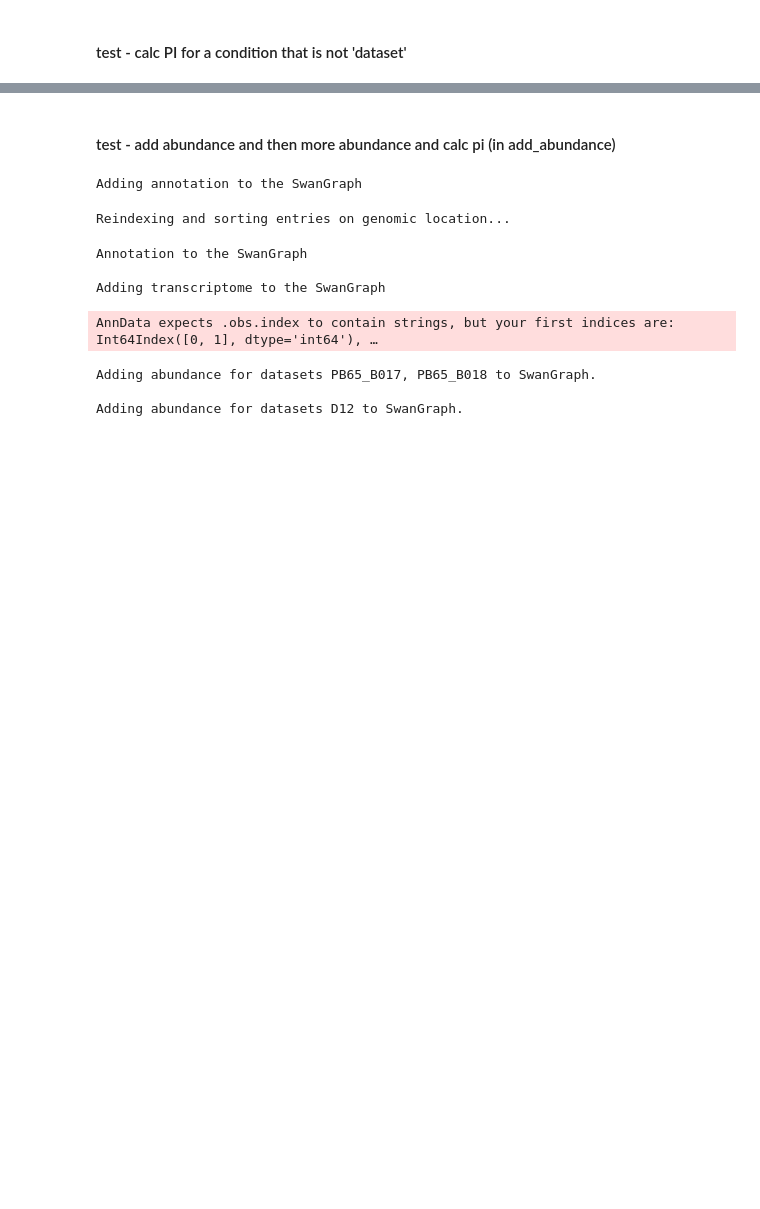
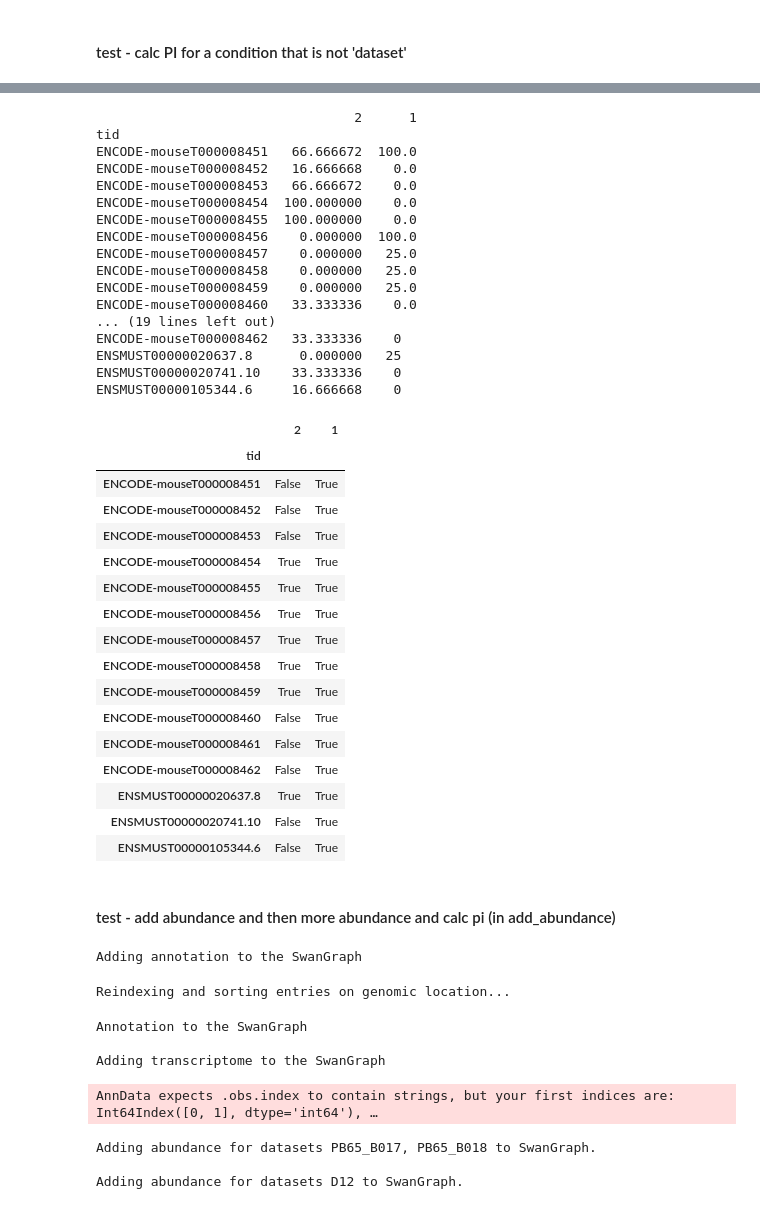
Before and after one commit to mortazavilab/swan_vis, a Jupyter notebook: tutorials/test_dev.ipynb, the cells around one changed output, grey strips where cells are left out. Cells and saved outputs as stored; diff of their text form; code cells hidden in the pictures; blank space fills up the shorter version.

Commit message:
finished nb testing of calc_pi and added untested calc_tpm function

```diff
--- a/tutorials/test_dev.ipynb
+++ b/tutorials/test_dev.ipynb
@@ -6,2 +94,13 @@ import numpy as np
 # %% [markdown]
 #### test - calc PI for a condition that is not 'dataset'
+# %%
+sg = swan.SwanGraph()
+# just gencode vM21 chr 11 and tcf3
+gtf = 'data/chr11_and_Tcf3.gtf'
+sg.add_annotation(gtf, verbose=True)
+db = 'data/chr11_and_Tcf3_no_gname.db'
+sg.add_transcriptome(db, include_isms=True)
+ab = 'data/chr11_and_Tcf3_talon_abundance.tsv'
+sg.add_abundance(ab)
+meta = 'data/chr11_and_Tcf3_metadata.tsv'
+sg.add_metadata(meta)
@@ -8,3 +123,57 @@ import numpy as np
+# %%
+df = swan.calc_pi(sg.adata, sg.t_df, obs_col='cluster')
+
+# test
+df = df.transpose()
+df.index.name = 'tid'
+df.sort_values(by='tid', inplace=True)
+print(df)
+print(df.columns)
+
+# ctrl
+ctrl = pd.read_csv('data/chr11_and_Tcf3_talon_abundance_clusters_pi.tsv', sep='\t')
+ctrl.set_index('tid', inplace=True)
+ctrl.sort_values(by='tid', inplace=True)
+print(ctrl)
+
+ctrl == df
+
+# need better way to test this bc of rounding, but it works..
+# %% [output]
+                                 2      1
+tid
+ENCODE-mouseT000008451   66.666672  100.0
+ENCODE-mouseT000008452   16.666668    0.0
+ENCODE-mouseT000008453   66.666672    0.0
+ENCODE-mouseT000008454  100.000000    0.0
+ENCODE-mouseT000008455  100.000000    0.0
+ENCODE-mouseT000008456    0.000000  100.0
+ENCODE-mouseT000008457    0.000000   25.0
+ENCODE-mouseT000008458    0.000000   25.0
+ENCODE-mouseT000008459    0.000000   25.0
+ENCODE-mouseT000008460   33.333336    0.0
+... (19 lines left out)
+ENCODE-mouseT000008462   33.333336    0
+ENSMUST00000020637.8      0.000000   25
+ENSMUST00000020741.10    33.333336    0
+ENSMUST00000105344.6     16.666668    0
+|  | 2 | 1 |
+| tid |  |  |
+| ENCODE-mouseT000008451 | False | True |
+| ENCODE-mouseT000008452 | False | True |
+| ENCODE-mouseT000008453 | False | True |
+| ENCODE-mouseT000008454 | True | True |
+| ENCODE-mouseT000008455 | True | True |
+| ENCODE-mouseT000008456 | True | True |
+| ENCODE-mouseT000008457 | True | True |
+| ENCODE-mouseT000008458 | True | True |
+| ENCODE-mouseT000008459 | True | True |
+| ENCODE-mouseT000008460 | False | True |
+| ENCODE-mouseT000008461 | False | True |
+| ENCODE-mouseT000008462 | False | True |
+| ENSMUST00000020637.8 | True | True |
+| ENSMUST00000020741.10 | False | True |
+| ENSMUST00000105344.6 | False | True |
 # %% [markdown]
 #### test - add abundance and then more abundance and calc pi (in add_abundance)
 # %%
```
Also changed, not shown: parts of 7 cells of this notebook, 1 other file.
